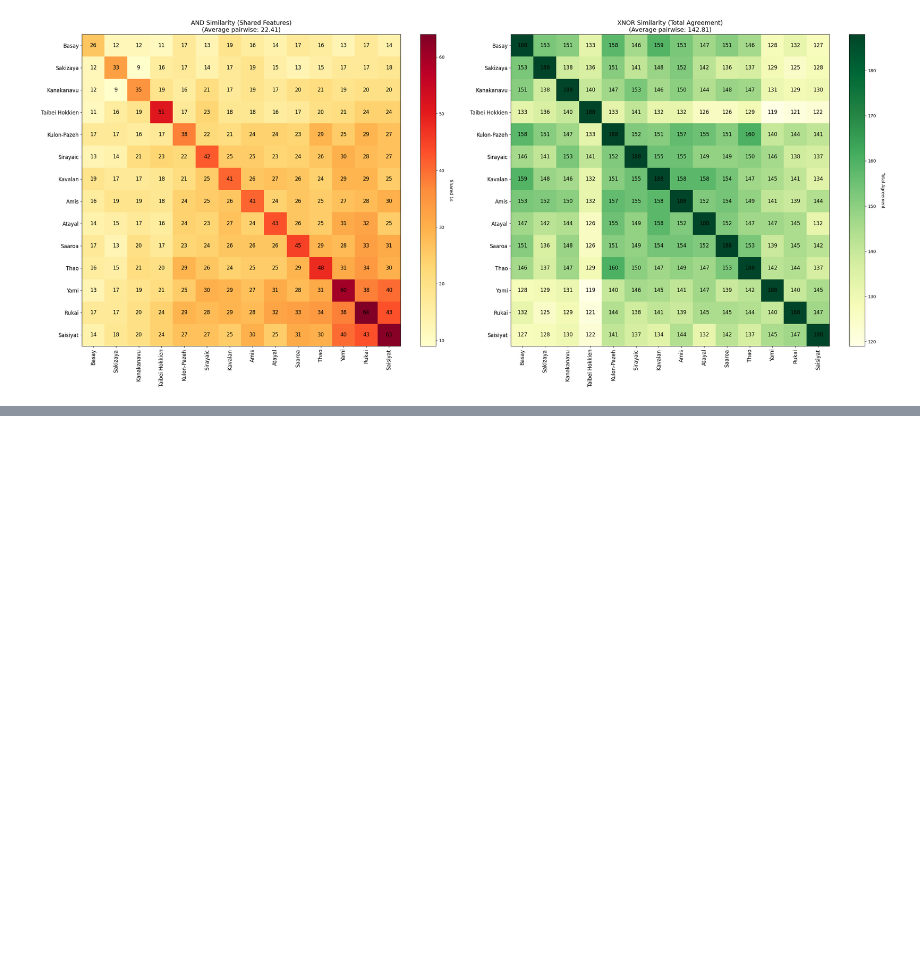
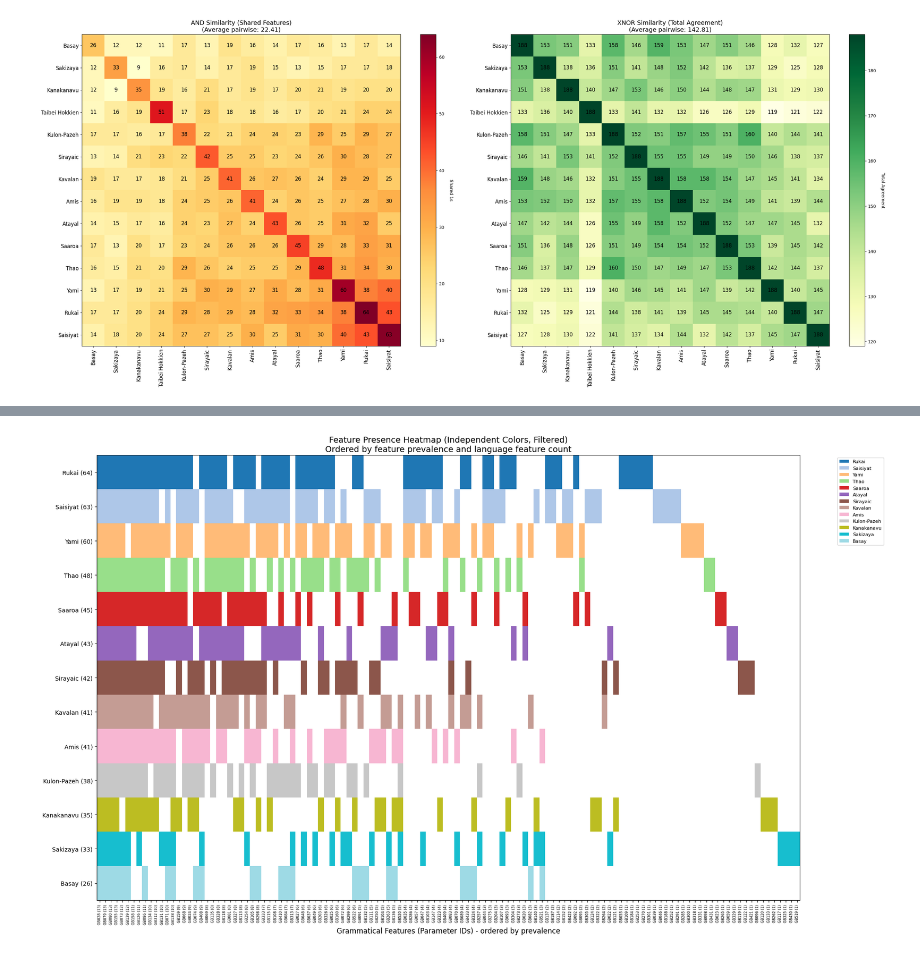
Before and after one commit to rizfn/babel-transition, a Jupyter notebook: src/dataAnalysis/grambank/taiwan.ipynb, the cells around one changed output, grey strips where cells are left out. Saved outputs shown, nothing was run; the diff lists cells and outputs as text; code cells hidden in the pictures; blank space fills up the shorter version.

```diff
--- a/src/dataAnalysis/grambank/taiwan.ipynb
+++ b/src/dataAnalysis/grambank/taiwan.ipynb
@@ -345,3 +345,101 @@ Total number of bits (features): 188
         XNOR Similarity (total agreement):
                 Average: 142.81, Min: 119, Max: 160
 [figure]
+# %%
+# Filter out Taibei Hokkien language
+taibei_id = lang_coords[lang_coords['Name'] == 'Taibei Hokkien']['Language_ID'].values
+if len(taibei_id) > 0:
+    taibei_id = taibei_id[0]
+    feature_matrix_filtered = feature_matrix[feature_matrix.index != taibei_id].copy()
+    lang_coords_filtered = lang_coords[lang_coords['Language_ID'] != taibei_id].copy()
+
+    # Update clusters to match filtered languages
+    clusters_filtered = [clusters[i] for i, lang_id in enumerate(feature_matrix.index) if lang_id != taibei_id]
+else:
+    feature_matrix_filtered = feature_matrix.copy()
+    lang_coords_filtered = lang_coords.copy()
+    clusters_filtered = clusters.copy()
+
+# Remove features where all languages are 0
+feature_sums = feature_matrix_filtered.sum(axis=0)
+non_zero_features = feature_sums[feature_sums > 0].index
+feature_matrix_filtered = feature_matrix_filtered[non_zero_features]
+
+print(f"Original: {len(feature_matrix)} languages, {len(feature_matrix.columns)} features")
+print(f"Filtered: {len(feature_matrix_filtered)} languages, {len(feature_matrix_filtered.columns)} features")
+
+# Create heatmap of features by language, colored by cluster
+fig, ax = plt.subplots(figsize=(20, 12))
+
+# Order languages by total number of features they have (descending)
+language_feature_counts = feature_matrix_filtered.sum(axis=1).sort_values(ascending=False)
+ordered_languages = language_feature_counts.index
+
+# Create a language ranking for tie-breaking
+lang_rank = {lang_id: i for i, lang_id in enumerate(ordered_languages)}
+
+# Order features by prevalence, with tie-breaking based on which languages have them
+feature_counts = feature_matrix_filtered.sum(axis=0)
+
+# For each feature, calculate a secondary sort key based on language rankings
+feature_sort_keys = []
+for feat in feature_matrix_filtered.columns:
+    count = feature_counts[feat]
+    # Get the languages that have this feature and sum their ranks (lower is better)
+    langs_with_feature = feature_matrix_filtered[feature_matrix_filtered[feat] == 1].index
+    avg_lang_rank = sum(lang_rank[lang] for lang in langs_with_feature) / len(langs_with_feature) if len(langs_with_feature) > 0 else float('inf')
+    feature_sort_keys.append((feat, count, avg_lang_rank))
+
+# Sort by count (descending), then by average language rank (ascending)
+feature_sort_keys.sort(key=lambda x: (-x[1], x[2]))
+ordered_features = [x[0] for x in feature_sort_keys]
+
+# Reorder the feature matrix
+feature_matrix_ordered = feature_matrix_filtered.loc[ordered_languages, ordered_features]
+
+# Create a color array for the heatmap
+# Shape: (n_languages, n_features)
+heatmap_data = np.zeros((len(feature_matrix_ordered), len(feature_matrix_ordered.columns), 4))
+
+# Assign independent colors to each language
+n_langs_filtered = len(feature_matrix_ordered)
+lang_colors = plt.cm.tab20(np.linspace(0, 1, n_langs_filtered))
+lang_color_map = {lang_id: lang_colors[i] for i, lang_id in enumerate(ordered_languages)}
+
+# For each language
+for i, (lang_id, row) in enumerate(feature_matrix_ordered.iterrows()):
+    # Get the independent color for this language
+    lang_color = lang_color_map[lang_id]
+
+    # For each feature
+    for j, value in enumerate(row):
+        if value == 1:
+            heatmap_data[i, j] = lang_color
+        else:
+            heatmap_data[i, j] = [1, 1, 1, 1]  # White for 0 values
+
+# Plot the heatmap
+ax.imshow(heatmap_data, aspect='auto', interpolation='nearest')
+
+# Set ticks and labels
+ax.set_yticks(range(len(feature_matrix_ordered)))
+ax.set_yticklabels([f"{lang_coords_filtered[lang_coords_filtered['Language_ID'] == lang_id]['Name'].iloc[0]} ({int(language_feature_counts[lang_id])})"
+                     for lang_id in ordered_languages], fontsize=10)
+
+ax.set_xticks(range(len(feature_matrix_ordered.columns)))
+ax.set_xticklabels([f"{feat} ({int(feature_counts[feat])})" for feat in ordered_features],
+                    rotation=90, fontsize=6)
+ax.set_title('Feature Presence Heatmap (Independent Colors, Filtered)\nOrdered by feature prevalence and language feature count', fontsize=14)
+ax.set_xlabel('Grammatical Features (Parameter IDs) - ordered by prevalence', fontsize=12)
+# Add a legend for languages
+legend_elements = [Patch(facecolor=lang_color_map[lang_id],
+                         label=f"{lang_coords_filtered[lang_coords_filtered['Language_ID'] == lang_id]['Name'].iloc[0]}")
+                   for lang_id in ordered_languages]
+ax.legend(handles=legend_elements, bbox_to_anchor=(1.05, 1), loc='upper left', fontsize=8)
+
+plt.tight_layout()
+
+plt.show()
+plt.tight_layout()
+plt.show()
+# %% [output]
@@ -347,0 +448 @@ Total number of bits (features): 188
+[figure, added]
```
Also changed, not shown: parts of 3 cells of this notebook.
